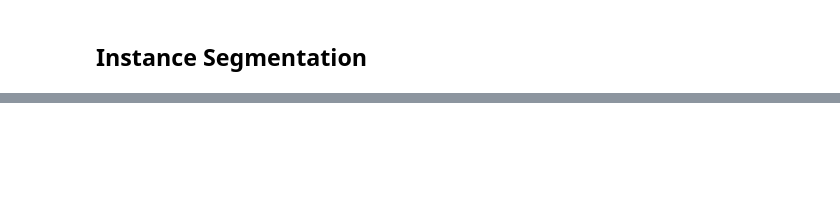
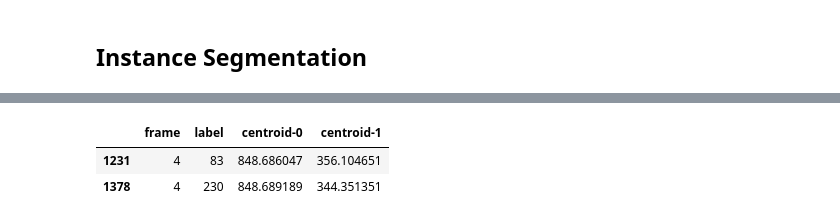
Before and after one commit to gonzaloangaut/tracking_cells, a Jupyter notebook: measuring_cell_deformation.ipynb, the cells around one changed output, grey strips where cells are left out. Cells and saved outputs as stored; diff of their text form; code cells hidden in the pictures; blank space fills up the shorter version.

```diff
--- a/measuring_cell_deformation.ipynb
+++ b/measuring_cell_deformation.ipynb
@@ -449,0 +378,13 @@ for i, labels in enumerate(segmentation_results):
+# %%
+# When labels overlap, use this cell to query if the label you're seeing
+# is the correct one. Remember that you can see the coordinates of your mouse
+# by right clicking in jupyter lab, and then selecting “create new view for
+# cell ouput”. Use that coordinates to compare with centroid coordinates.
+
+properties_df.loc[(properties_df['frame'] == 4) & (properties_df['label'].isin([230, 83]))][['frame', 'label', 'centroid-0', 'centroid-1']]
+
+# Note: in the “view for cell output”, there's also a “zoom to rectangle” tool
+# %% [output]
+|  | frame | label | centroid-0 | centroid-1 |
+| 1231 | 4 | 83 | 848.686047 | 356.104651 |
+| 1378 | 4 | 230 | 848.689189 | 344.351351 |
```
Also changed, not shown: parts of 16 cells of this notebook.
